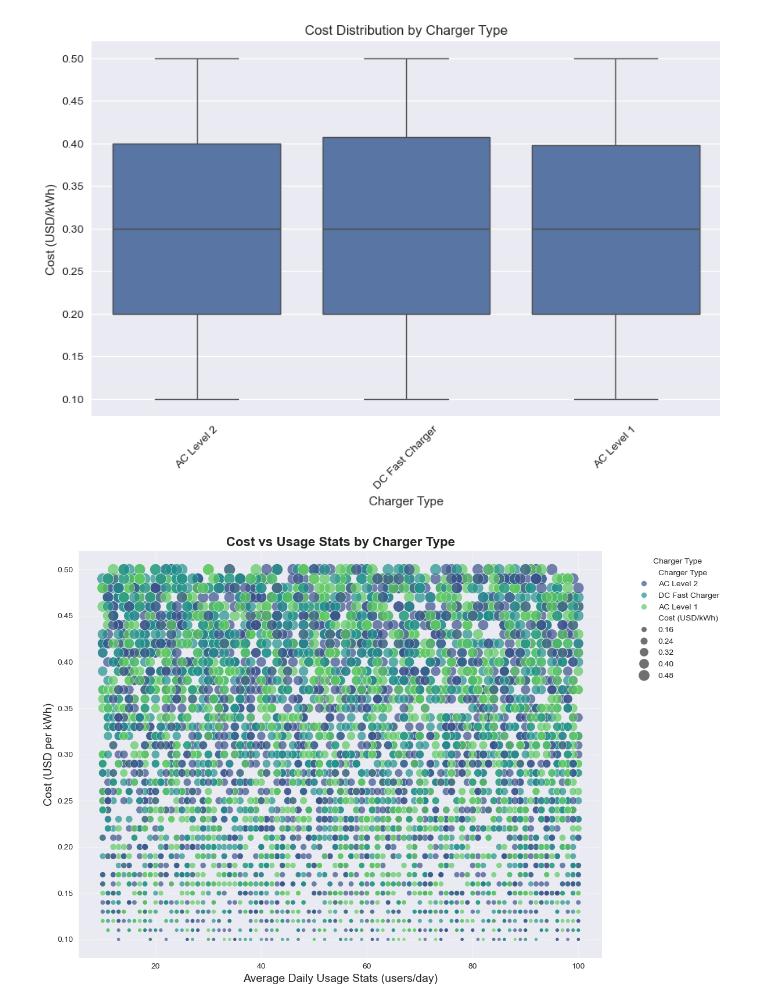
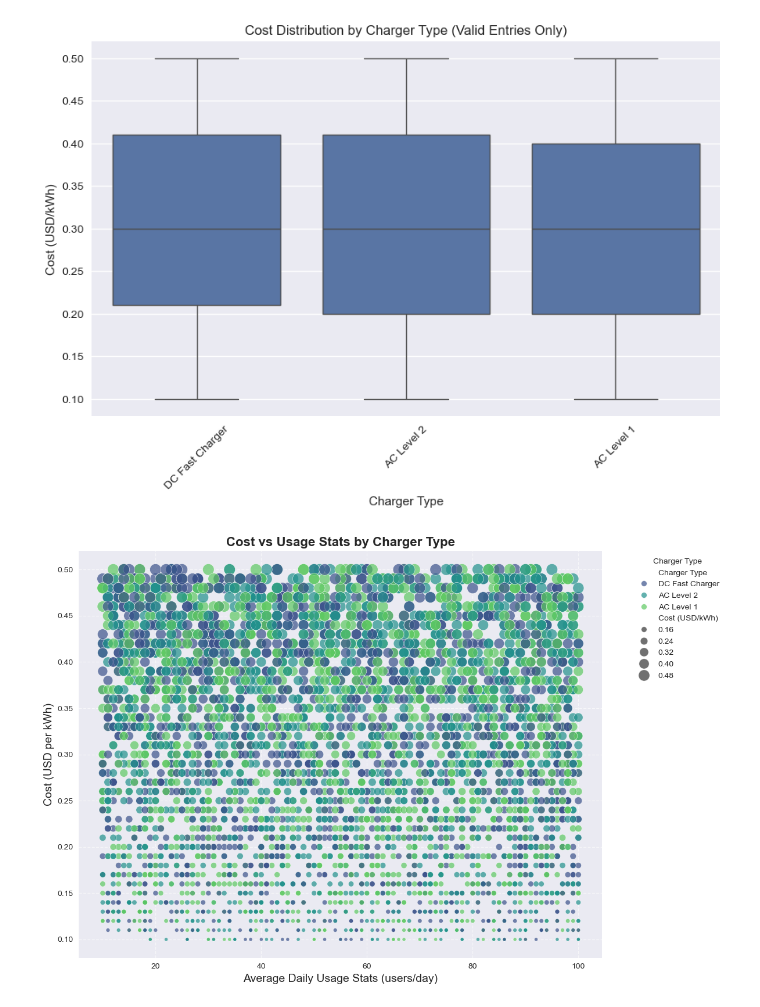
Before and after one commit to brennanlmorris/EV_infrastructure, a Jupyter notebook: EV_infrastructure.ipynb, the cells around one changed output. Drawn from its saved outputs; the diff is of its cells as text; code cells hidden in the pictures.

Commit message:
Applied filter removing artificial address to all previous data exploration tests.

```diff
--- a/EV_infrastructure.ipynb
+++ b/EV_infrastructure.ipynb
@@ -23,5 +23,8 @@ warnings.filterwarnings('ignore')
 plt.style.use('seaborn-v0_8')
 # %%
 df = pd.read_csv('detailed_ev_charging_stations.csv')
+# %%
+#Removing "Random Rd" and numbered cities entries to keep only valid addresses
+df_filtered = df[~df['Address'].str.contains('Random Rd|City \d+', na=False, regex=True)]
 # %%
 #Basic information
@@ -123,44 +126,44 @@ plt.show()
 # %%
 #Box plot for costs by charger type
 plt.figure(figsize=(10, 6))
-sns.boxplot(data=df, x='Charger Type', y='Cost (USD/kWh)')
-plt.title('Cost Distribution by Charger Type')
+sns.boxplot(data=df_filtered, x='Charger Type', y='Cost (USD/kWh)')
+plt.title('Cost Distribution by Charger Type (Valid Entries Only)')
 plt.xticks(rotation=45)
 plt.show()
 # %% [output]
-[figure, old version]
+[figure, new version]
 # %%
 # Scatter plot of cost versus usage with enhancements
 plt.figure(figsize=(12, 8))  # Larger figure size for readability
-sns.scatterplot(data=df,
+sns.scatterplot(data=df_filtered,
                 x='Usage Stats (avg users/day)',
                 y='Cost (USD/kWh)',
                 alpha=0.7,  # Slightly less transparency for clarity
                 hue='Charger Type',
                 palette='viridis',  # Use a visually distinct color palette
                 size='Cost (USD/kWh)',  # Optional: Size points based on cost
                 sizes=(20, 200))  # Define size range for the points
 
 # Add a grid for better readability
 plt.grid(visible=True, linestyle='--', alpha=0.6)
 
 # Set title with larger font
 plt.title('Cost vs Usage Stats by Charger Type', fontsize=16, fontweight='bold')
 
 # Add axis labels with larger font
 plt.xlabel('Average Daily Usage Stats (users/day)', fontsize=14)
 plt.ylabel('Cost (USD per kWh)', fontsize=14)
 
 # Add a legend outside the plot
 plt.legend(bbox_to_anchor=(1.05, 1), loc='upper left', title='Charger Type', fontsize=10)
 
 # Tight layout to minimize white space
 plt.tight_layout()
 
 # Show the plot
 plt.show()
 # %% [output]
-[figure, old version]
+[figure, new version]
 # %%
 # Summary statistics by station operator
 print("\nSummary by Station Operator:")
```
Also changed, not shown: parts of 10 cells of this notebook.
